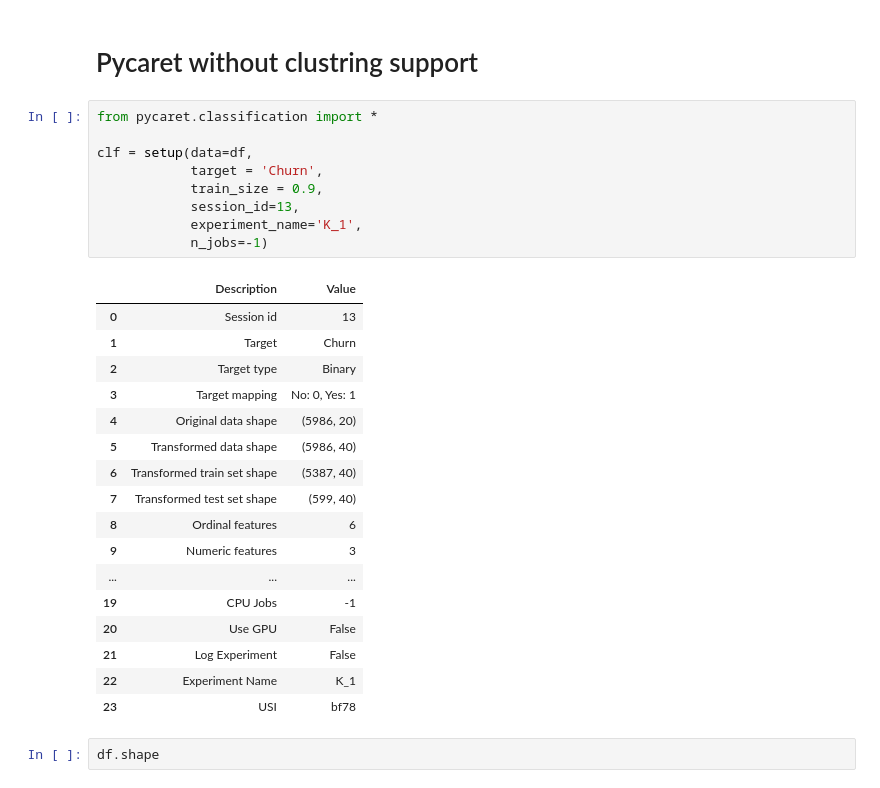
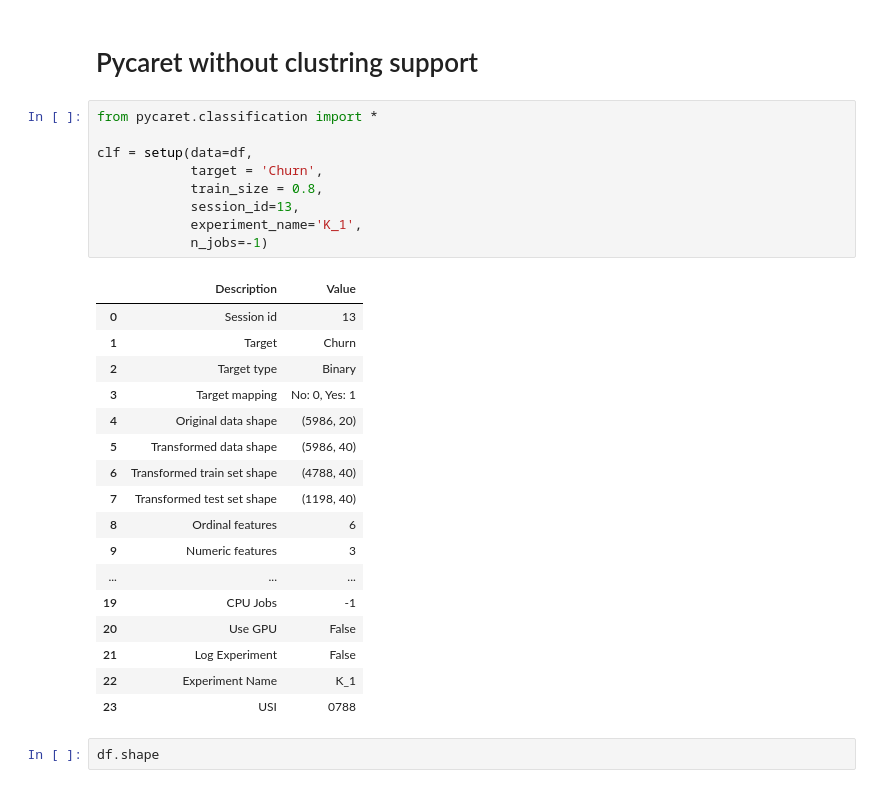
Before and after one commit to gordoaraujo/cl_churn_prediction, a Jupyter notebook: notebooks/Alaa_cl_churn.ipynb, the cells around one changed output. Saved outputs shown, nothing was run; the diff lists cells and outputs as text.

```diff
--- a/notebooks/Alaa_cl_churn.ipynb
+++ b/notebooks/Alaa_cl_churn.ipynb
@@ -98,22 +270,22 @@ for i, column in enumerate(categorical_features):
 # %%
 from pycaret.classification import *
 
 clf = setup(data=df,
             target = 'Churn',
-            train_size = 0.9,
+            train_size = 0.8,
             session_id=13,
             experiment_name='K_1',
             n_jobs=-1)
 # %% [output]
 |  | Description | Value |
 | 0 | Session id | 13 |
 | 1 | Target | Churn |
 | 2 | Target type | Binary |
 | 3 | Target mapping | No: 0, Yes: 1 |
 | 4 | Original data shape | (5986, 20) |
 | 5 | Transformed data shape | (5986, 40) |
-| 6 | Transformed train set shape | (5387, 40) |
-| 7 | Transformed test set shape | (599, 40) |
+| 6 | Transformed train set shape | (4788, 40) |
+| 7 | Transformed test set shape | (1198, 40) |
 | 8 | Ordinal features | 6 |
 | 9 | Numeric features | 3 |
 | ... | ... | ... |
@@ -121,7 +293,7 @@ clf = setup(data=df,
 | 20 | Use GPU | False |
 | 21 | Log Experiment | False |
 | 22 | Experiment Name | K_1 |
-| 23 | USI | bf78 |
+| 23 | USI | 0788 |
 # %%
 df.shape
 # %% [output]
```
Also changed, not shown: parts of 37 cells of this notebook.
